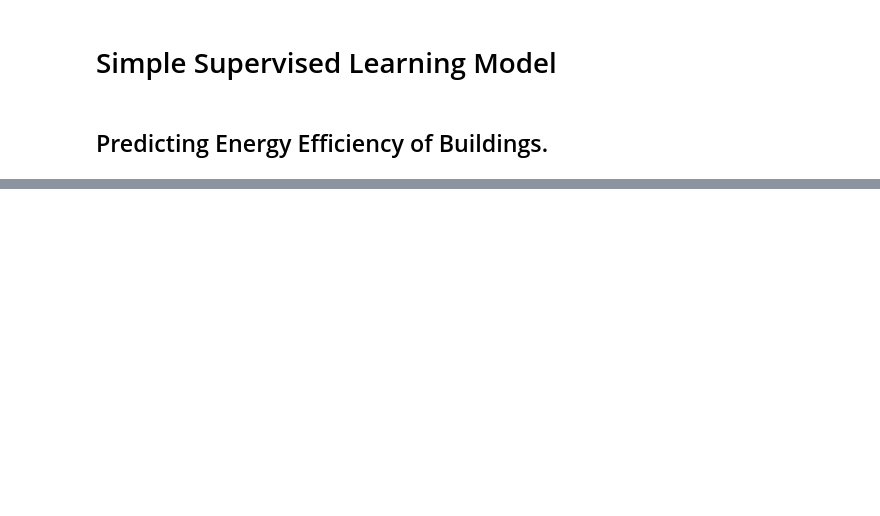
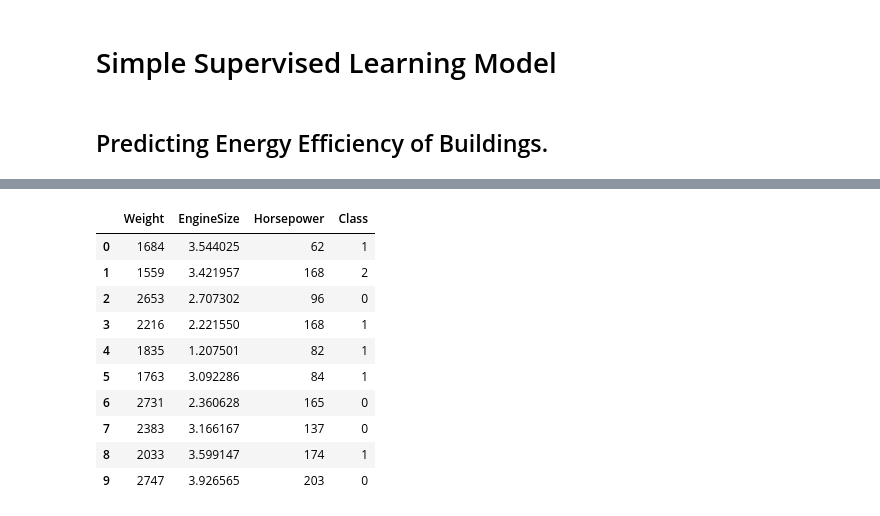
Before and after one commit to sskashya/AWS-Scholar-Projects, a Jupyter notebook: Generative AI/supervised_vs_unsupervised.ipynb, the cells around one changed output, grey strips where cells are left out. Cells and saved outputs as stored; diff of their text form; code cells hidden in the pictures; blank space fills up the shorter version.

```diff
--- a/Generative AI/supervised_vs_unsupervised.ipynb
+++ b/Generative AI/supervised_vs_unsupervised.ipynb
@@ -29,0 +120,17 @@ df = pd.DataFrame(data)
+# %%
+# We can then build a table to associate each X feature with their label.
+df['Class'] = kmeans.labels_
+df.head(10)
+# Depending on the robustness of our clustering model, we can use this dataset to train a supervised model.
+# %% [output]
+|  | Weight | EngineSize | Horsepower | Class |
+| 0 | 1684 | 3.544025 | 62 | 1 |
+| 1 | 1559 | 3.421957 | 168 | 2 |
+| 2 | 2653 | 2.707302 | 96 | 0 |
+| 3 | 2216 | 2.221550 | 168 | 1 |
+| 4 | 1835 | 1.207501 | 82 | 1 |
+| 5 | 1763 | 3.092286 | 84 | 1 |
+| 6 | 2731 | 2.360628 | 165 | 0 |
+| 7 | 2383 | 3.166167 | 137 | 0 |
+| 8 | 2033 | 3.599147 | 174 | 1 |
+| 9 | 2747 | 3.926565 | 203 | 0 |
```
Also changed, not shown: parts of 14 cells of this notebook.
